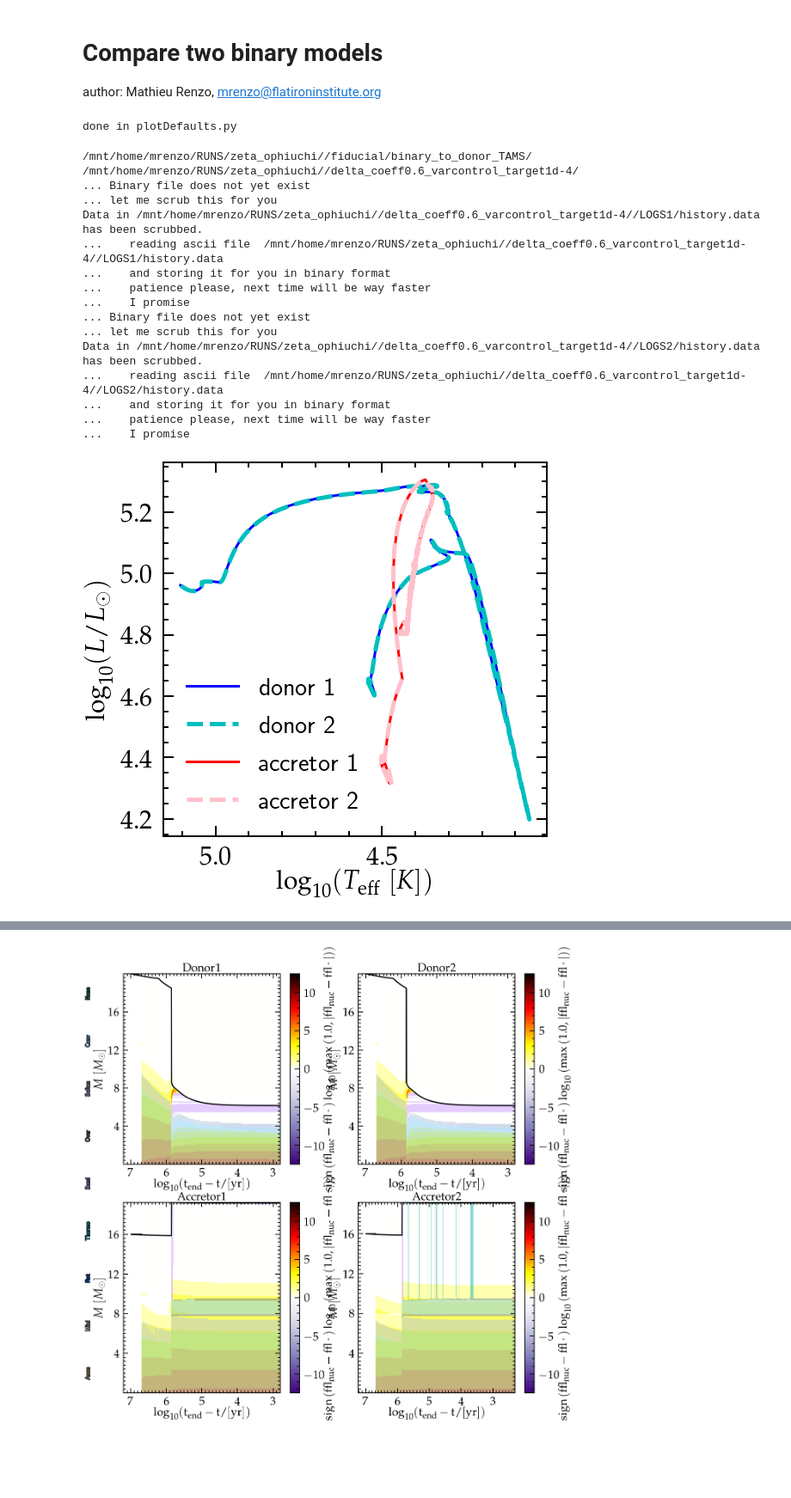
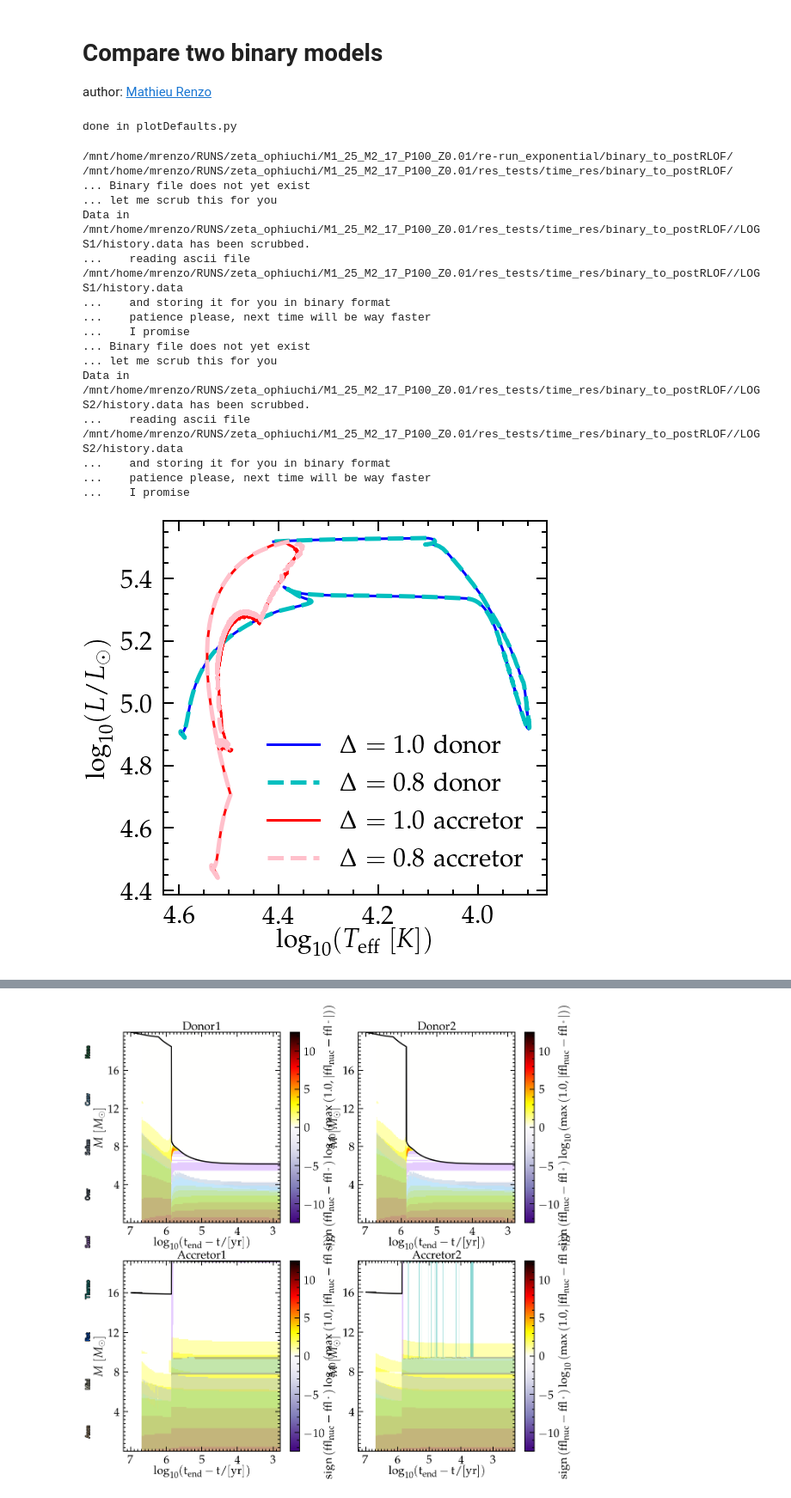
Before and after one commit to mathren/zeta_oph, a Jupyter notebook: notebooks/resolution_test.ipynb, the cells around one changed output, grey strips where cells are left out. Shown at 86% size. Drawn from its saved outputs; the diff is of its cells as text; code cells hidden in the pictures; blank space fills up the shorter version.

```diff
--- a/notebooks/resolution_test.ipynb
+++ b/notebooks/resolution_test.ipynb
@@ -1,7 +1,7 @@
 # %% [markdown]
 # Compare two binary models
 
-author: Mathieu Renzo, mrenzo@flatironinstitute.org
+author: [Mathieu Renzo](mrenzo@flatironinstitute.org)
 # %%
 import sys
 # the line below import stuff from git@github.com:mathren90/plotFunc.git
@@ -13,10 +13,11 @@ from plotDefaults import *
 set_plotDefaults()
 # %% [output]
 done in plotDefaults.py
-# %%
-root = "/mnt/home/mrenzo/RUNS/zeta_ophiuchi/"
-binary1 = root+"/fiducial/binary_to_donor_TAMS/"
-binary2 = root+"/resolution_test/delta_coeff0.6_varcontrol_target1d-4/"
+# %%
+root = "/mnt/home/mrenzo/RUNS/zeta_ophiuchi/M1_25_M2_17_P100_Z0.01"
+fiducial = root+"/re-run_exponential/binary_to_postRLOF/"
+time_res = root+"/res_tests/time_res/binary_to_postRLOF/"
+space_res = root+"/res_tests/space_res/binary_to_postRLOF/"
 # %%
 def getlogLlogTeff(hfile):
     src, col = getSrcCol(hfile)
@@ -25,7 +26,7 @@ def getlogLlogTeff(hfile):
     return logL, log_Teff
 
 
-def HRD(binary1, binary2, figName=""):
+def HRD(binary1, binary2, fig_name=""):
     print(colored(binary1, "blue"))
     print(colored(binary2, "blue"))
     fig = plt.figure()
@@ -36,48 +37,48 @@ def HRD(binary1, binary2, figName=""):
     # ------binary1
     hfile_donor1 = binary1+'/LOGS1/history.data'
     Ldonor1, Teffdonor1 = getlogLlogTeff(hfile_donor1)
-    ax.plot(Teffdonor1, Ldonor1, c='b', label=r"donor 1")
+    ax.plot(Teffdonor1, Ldonor1, c='b', label=r"$\Delta=1.0\ \mathrm{donor}$")
     # ------binary1
     hfile_donor2 = binary2+'/LOGS1/history.data'
     Ldonor2, Teffdonor2 = getlogLlogTeff(hfile_donor2)
-    ax.plot(Teffdonor2, Ldonor2, c='c', lw=5, ls='--', label=r"donor 2")
+    ax.plot(Teffdonor2, Ldonor2, c='c', lw=5, ls='--', label=r"$\Delta=0.8\ \mathrm{donor}$")
     # accretors
     # ---------binary2
     hfile_accretor1 = binary1+'/LOGS2/history.data'
     Laccretor1, Teffaccretor1 = getlogLlogTeff(hfile_accretor1)
-    ax.plot(Teffaccretor1, Laccretor1, c='r', label=r"accretor 1")
+    ax.plot(Teffaccretor1, Laccretor1, c='r', label=r"$\Delta=1.0\ \mathrm{accretor}$")
     # ------binary1
     hfile_accretor2 = binary2+'/LOGS2/history.data'
     Laccretor2, Teffaccretor2 = getlogLlogTeff(hfile_accretor2)
-    ax.plot(Teffaccretor2, Laccretor2, c='#FFC0CB', lw=5, ls='--', label=r"accretor 2")
+    ax.plot(Teffaccretor2, Laccretor2, c='#FFC0CB', lw=5, ls='--', label=r"$\Delta=0.8\ \mathrm{accretor}$")
 
     ax.invert_xaxis()
     ax.legend()
     ax.set_xlabel(r"$\log_{10}(T_\mathrm{eff}\ [K])$")
     ax.set_ylabel(r"$\log_{10}(L/L_\odot)$")
-    if figName!="":
-        plt.savefig(figName, dpi=10)
+    if fig_name!="":
+        plt.savefig(fig_name, dpi=10)
 
 # test
-HRD(binary1, binary2)
+HRD(fiducial, time_res, fig_name="/mnt/home/mrenzo/TMP/HRD_time_res.pdf")
 # %% [output]
-/mnt/home/mrenzo/RUNS/zeta_ophiuchi//fiducial/binary_to_donor_TAMS/
-/mnt/home/mrenzo/RUNS/zeta_ophiuchi//delta_coeff0.6_varcontrol_target1d-4/
+/mnt/home/mrenzo/RUNS/zeta_ophiuchi/M1_25_M2_17_P100_Z0.01/re-run_exponential/binary_to_postRLOF/
+/mnt/home/mrenzo/RUNS/zeta_ophiuchi/M1_25_M2_17_P100_Z0.01/res_tests/time_res/binary_to_postRLOF/
 ... Binary file does not yet exist
 ... let me scrub this for you
-Data in /mnt/home/mrenzo/RUNS/zeta_ophiuchi//delta_coeff0.6_varcontrol_target1d-4//LOGS1/history.data has been scrubbed.
-...    reading ascii file  /mnt/home/mrenzo/RUNS/zeta_ophiuchi//delta_coeff0.6_varcontrol_target1d-4//LOGS1/history.data
+Data in /mnt/home/mrenzo/RUNS/zeta_ophiuchi/M1_25_M2_17_P100_Z0.01/res_tests/time_res/binary_to_postRLOF//LOGS1/history.data has been scrubbed.
+...    reading ascii file  /mnt/home/mrenzo/RUNS/zeta_ophiuchi/M1_25_M2_17_P100_Z0.01/res_tests/time_res/binary_to_postRLOF//LOGS1/history.data
 ...    and storing it for you in binary format
 ...    patience please, next time will be way faster
 ...    I promise
 ... Binary file does not yet exist
 ... let me scrub this for you
-Data in /mnt/home/mrenzo/RUNS/zeta_ophiuchi//delta_coeff0.6_varcontrol_target1d-4//LOGS2/history.data has been scrubbed.
-...    reading ascii file  /mnt/home/mrenzo/RUNS/zeta_ophiuchi//delta_coeff0.6_varcontrol_target1d-4//LOGS2/history.data
+Data in /mnt/home/mrenzo/RUNS/zeta_ophiuchi/M1_25_M2_17_P100_Z0.01/res_tests/time_res/binary_to_postRLOF//LOGS2/history.data has been scrubbed.
+...    reading ascii file  /mnt/home/mrenzo/RUNS/zeta_ophiuchi/M1_25_M2_17_P100_Z0.01/res_tests/time_res/binary_to_postRLOF//LOGS2/history.data
 ...    and storing it for you in binary format
 ...    patience please, next time will be way faster
 ...    I promise
-[figure, old version]
+[figure, new version]
 # %%
 def get_timesteps_mesh(hfile):
     src, col = getSrcCol(hfile)
```
Also changed, not shown: parts of 2 cells of this notebook, 3 other files.
